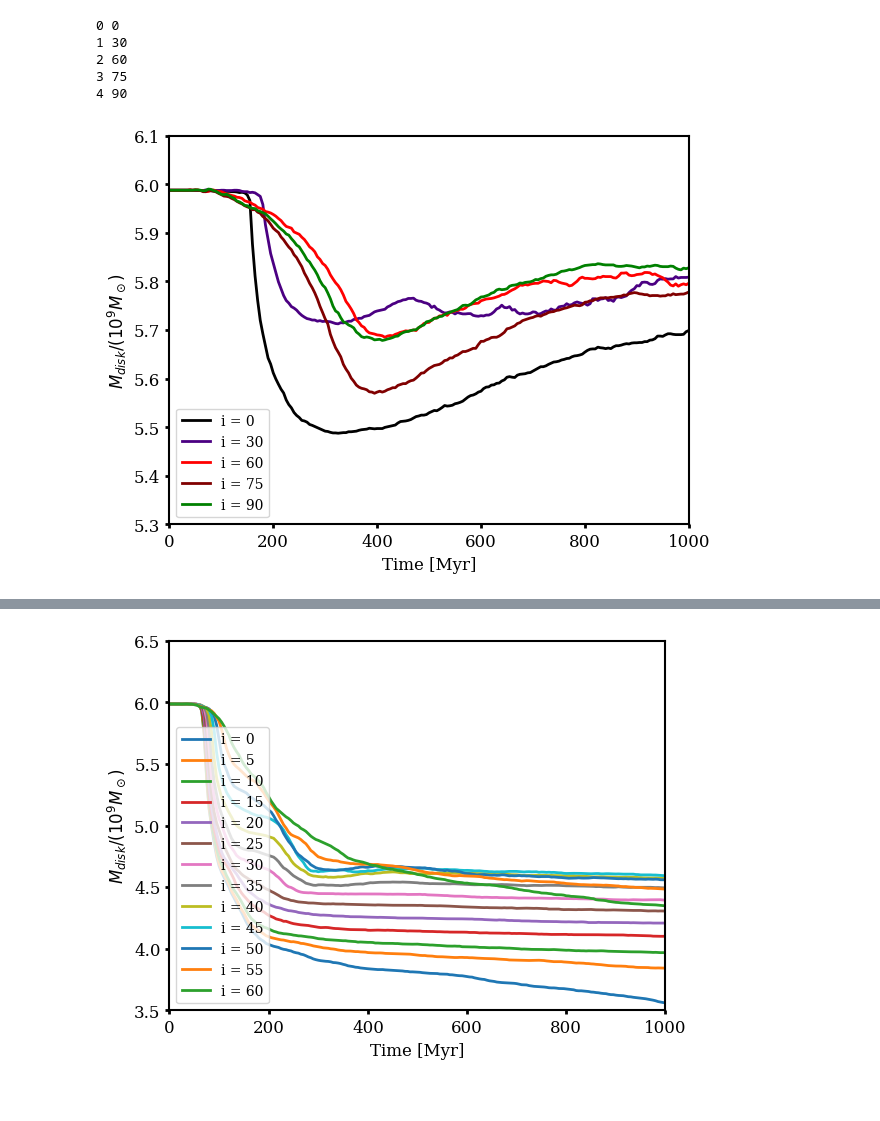
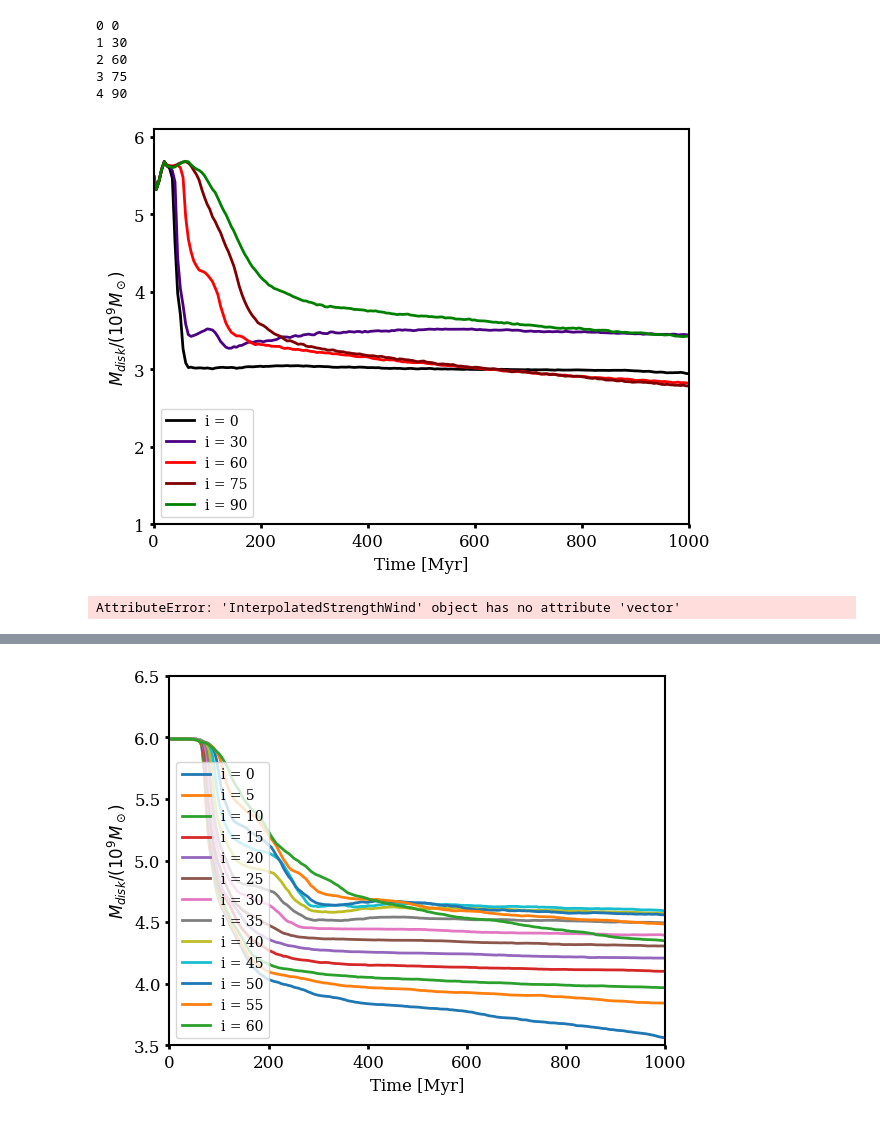
Before and after one commit to HSouch/galarp, a Jupyter notebook: paper/0-1-FullDynamicShadow.ipynb, the cells around one changed output, grey strips where cells are left out. Saved outputs shown, nothing was run; the diff lists cells and outputs as text; code cells hidden in the pictures.

```diff
--- a/paper/0-1-FullDynamicShadow.ipynb
+++ b/paper/0-1-FullDynamicShadow.ipynb
@@ -326,7 +330,7 @@ for index in np.linspace(50, 400, 5).astype(int):
 
     xyz_rotated = grp.rotate(xyz, alpha=0, beta=0)
 
-    scat = ax[2].scatter(xyz_rotated[1], xyz_rotated[2], c=shadowing, cmap="magma", s=1, alpha=0.1)
+    scat = ax[2].scatter(xyz_rotated[1], xyz_rotated[2], c=shadowing, cmap="magma", s=1, alpha=0.3)
     ax[2].set(xlabel="Y [kpc]", ylabel="Z [kpc]", xlim=(-20, 20), ylim=(-20, 20))
 
     plt.colorbar(mappable=mappable, ax=ax[1], label="Shadowing", orientation="horizontal",
@@ -386,7 +390,7 @@ for inclination in incs:
 
     sim = grp.RPSim(wind=rb2006_wind, potential=rb2006_satellite, shadow=shadow,)
 
-    orbits = sim.run(particles, integration_time=1200 * u.Myr, dt=5*u.Myr, printout=False, rho_icm=1e-27 * u.g/u.cm**3)
+    orbits = sim.run(particles, integration_time=1200 * u.Myr, dt=5*u.Myr, printout=False, rho_icm=1e-26 * u.g/u.cm**3)
     orbit_containers.append(orbits)
 # %%
 for i, inclination in enumerate(incs):
@@ -400,38 +404,46 @@ for i, inclination in enumerate(incs):
 3 75
 4 90
 # %%
-def Mdisk(orbits, rmax = 27 * u.kpc, thickness=5 * u.kpc, **kwargs):
+def Mdisk(orbits, rmax = 27 * u.kpc, thickness=1 * u.kpc, **kwargs):
     x,y,z, vx, vy, vz = orbits.get_orbit_data(transposed=False)
 
     r = np.sqrt(x**2 + y**2)
 
+    r = np.sqrt(x**2 + y**2 + z**2)
+
     in_disk = np.logical_and(r < rmax.value, np.abs(z) < thickness.value)
+    #in_disk = r < rmax.value
 
 
     evol = np.sum(in_disk, axis=1) * orbits.metadata["M_CLOUD"].to(u.Msun).value
 
     return orbits.data.t, evol
 
 incs = [0, 30, 60, 75, 90]
 
 
 colors = ["black", "indigo", "red", "maroon", "green"]
 
 for i, container in enumerate(orbit_containers):
     times, evol = Mdisk(container)
     plt.plot(times, evol * 6 / 1e9, color=colors[i], lw=2, label=f"i = {incs[i]}")
 
 plt.xlim(0, 1000)
-plt.ylim(5.3, 6.1)
+plt.ylim(1, 6.1)
 
 plt.ylabel("$M_{disk} / (10^9 M_\odot)$")
 plt.xlabel("Time [Myr]")
 
 plt.legend(fontsize=10, loc="lower left")
 plt.tight_layout()
 plt.savefig("figures/rb2006_dynamic_shadow_diskmass_evolution.png", dpi=200)
 # %% [output]
-[figure, old version]
+[figure, new version]
+# %%
+for i, orbit_container in enumerate(orbit_containers):
+    grp.k3d_plot([orbit_container], outname=f"temp/rb2006_dynamic_{incs[i]}.html")
+# %% [output]
+AttributeError: 'InterpolatedStrengthWind' object has no attribute 'vector'
 # %%
 orbit_containers_around_30 = []
 incs_around_30 = [0, 5, 10, 15, 20, 25, 30, 35, 40, 45, 50, 55, 60]
```
Also changed, not shown: parts of 6 cells of this notebook, 2 other files.
